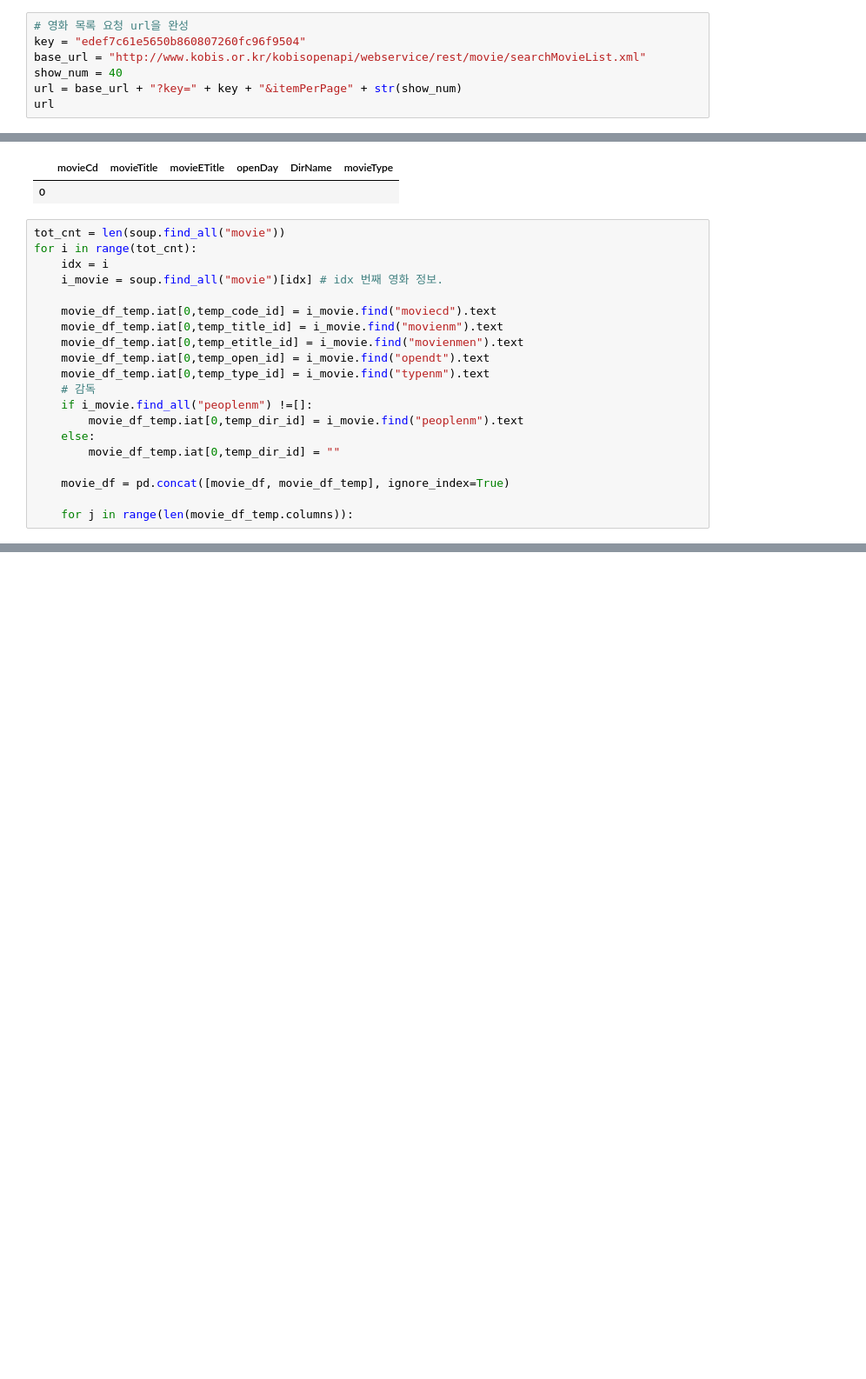
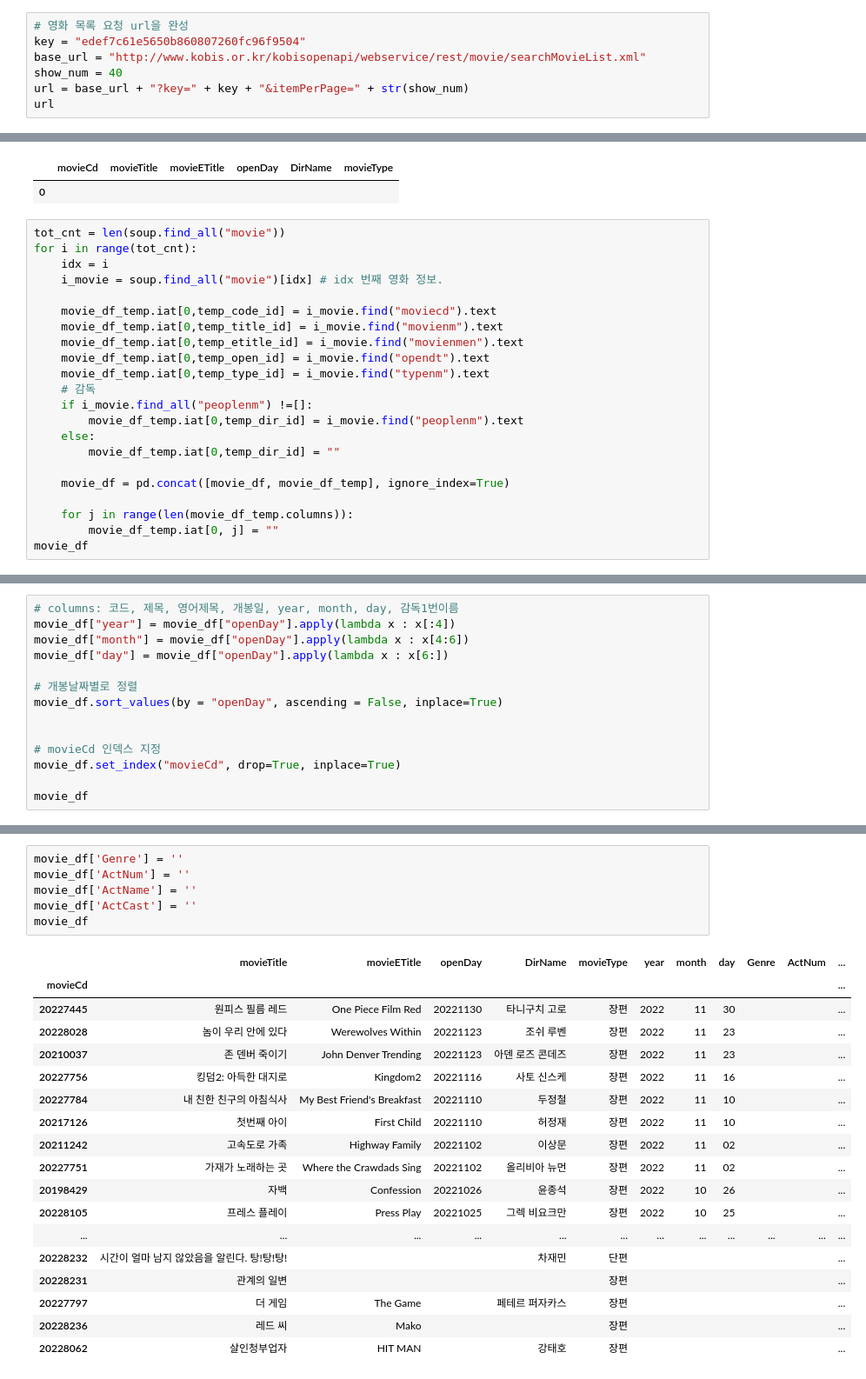
Before and after one commit to one-gidung/T_ACADEMY_ASAC, a Jupyter notebook: Data_Handling/10.25_XML.ipynb, the cells around one changed output, grey strips where cells are left out. Shown: that part at 87% size. Drawn from its saved outputs; the diff is of its cells as text; blank space fills up the shorter version.

```diff
--- a/Data_Handling/10.25_XML.ipynb
+++ b/Data_Handling/10.25_XML.ipynb
@@ -176,6 +176,6 @@ from bs4 import BeautifulSoup
 key = "edef7c61e5650b860807260fc96f9504"
 base_url = "http://www.kobis.or.kr/kobisopenapi/webservice/rest/movie/searchMovieList.xml"
 show_num = 40
-url = base_url + "?key=" + key + "&itemPerPage" + str(show_num)
+url = base_url + "?key=" + key + "&itemPerPage=" + str(show_num)
 url
 # %% [output]
@@ -233,4 +233,6 @@ for i in range(tot_cnt):
     movie_df = pd.concat([movie_df, movie_df_temp], ignore_index=True)
 
     for j in range(len(movie_df_temp.columns)):
+        movie_df_temp.iat[0, j] = ""
+movie_df
 # %% [output]
@@ -237,0 +256,14 @@ for i in range(tot_cnt):
+# %%
+# columns: 코드, 제목, 영어제목, 개봉일, year, month, day, 감독1번이름
+movie_df["year"] = movie_df["openDay"].apply(lambda x : x[:4])
+movie_df["month"] = movie_df["openDay"].apply(lambda x : x[4:6])
+movie_df["day"] = movie_df["openDay"].apply(lambda x : x[6:])
+
+# 개봉날짜별로 정렬
+movie_df.sort_values(by = "openDay", ascending = False, inplace=True)
+
+
+# movieCd 인덱스 지정
+movie_df.set_index("movieCd", drop=True, inplace=True)
+
+movie_df
@@ -237,0 +289,25 @@ for i in range(tot_cnt):
+# %%
+movie_df['Genre'] = ''
+movie_df['ActNum'] = ''
+movie_df['ActName'] = ''
+movie_df['ActCast'] = ''
+movie_df
+# %% [output]
+|  | movieTitle | movieETitle | openDay | DirName | movieType | year | month | day | Genre | ActNum | ... |
+| movieCd |  |  |  |  |  |  |  |  |  |  | ... |
+| 20227445 | 원피스 필름 레드 | One Piece Film Red | 20221130 | 타니구치 고로 | 장편 | 2022 | 11 | 30 |  |  | ... |
+| 20228028 | 놈이 우리 안에 있다 | Werewolves Within | 20221123 | 조쉬 루벤 | 장편 | 2022 | 11 | 23 |  |  | ... |
+| 20210037 | 존 덴버 죽이기 | John Denver Trending | 20221123 | 아덴 로즈 콘데즈 | 장편 | 2022 | 11 | 23 |  |  | ... |
+| 20227756 | 킹덤2: 아득한 대지로 | Kingdom2 | 20221116 | 사토 신스케 | 장편 | 2022 | 11 | 16 |  |  | ... |
+| 20227784 | 내 친한 친구의 아침식사 | My Best Friend's Breakfast | 20221110 | 두정철 | 장편 | 2022 | 11 | 10 |  |  | ... |
+| 20217126 | 첫번째 아이 | First Child | 20221110 | 허정재 | 장편 | 2022 | 11 | 10 |  |  | ... |
+| 20211242 | 고속도로 가족 | Highway Family | 20221102 | 이상문 | 장편 | 2022 | 11 | 02 |  |  | ... |
+| 20227751 | 가재가 노래하는 곳 | Where the Crawdads Sing | 20221102 | 올리비아 뉴먼 | 장편 | 2022 | 11 | 02 |  |  | ... |
+| 20198429 | 자백 | Confession | 20221026 | 윤종석 | 장편 | 2022 | 10 | 26 |  |  | ... |
+| 20228105 | 프레스 플레이 | Press Play | 20221025 | 그렉 비요크만 | 장편 | 2022 | 10 | 25 |  |  | ... |
+| ... | ... | ... | ... | ... | ... | ... | ... | ... | ... | ... | ... |
+| 20228232 | 시간이 얼마 남지 않았음을 알린다. 탕!탕!탕! |  |  | 차재민 | 단편 |  |  |  |  |  | ... |
+| 20228231 | 관계의 일변 |  |  |  | 장편 |  |  |  |  |  | ... |
+| 20227797 | 더 게임 | The Game |  | 페테르 퍼자카스 | 장편 |  |  |  |  |  | ... |
+| 20228236 | 레드 씨 | Mako |  |  | 장편 |  |  |  |  |  | ... |
+| 20228062 | 살인청부업자 | HIT MAN |  | 강태호 | 장편 |  |  |  |  |  | ... |
```
Also changed, not shown: parts of 6 cells of this notebook.
